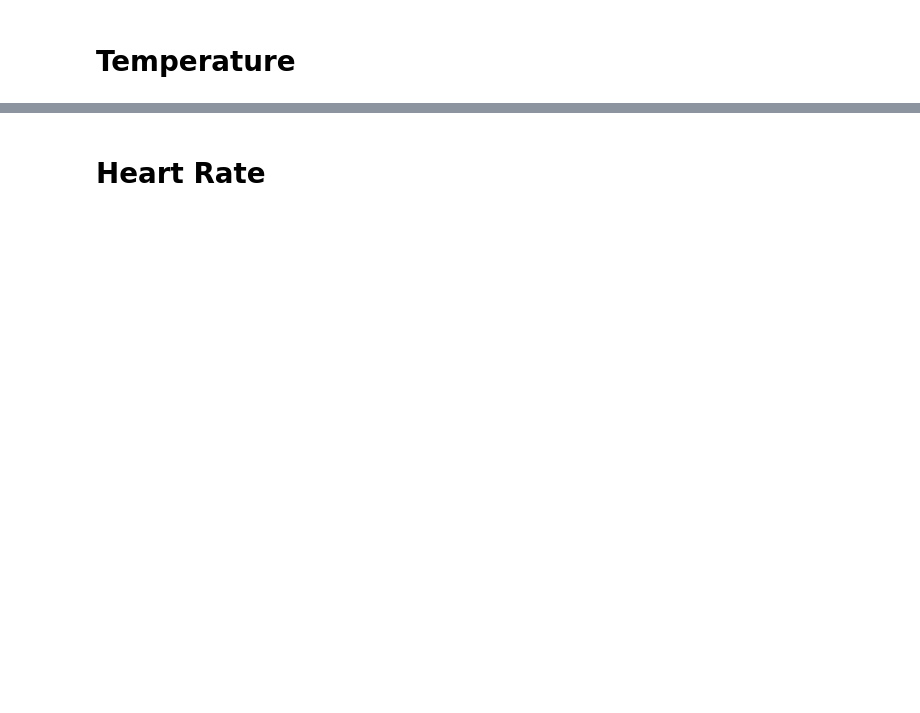
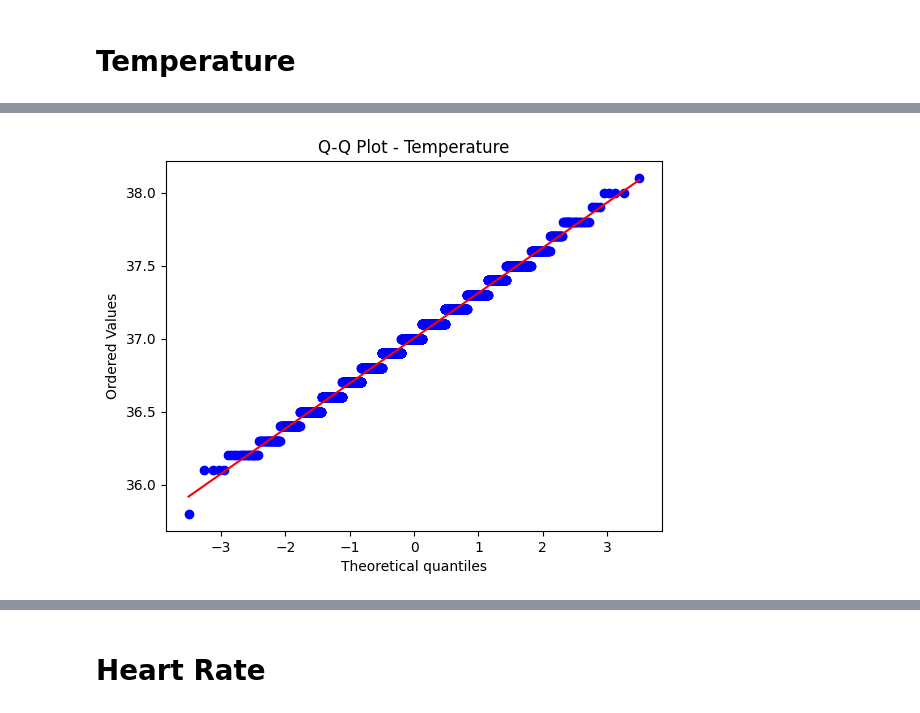
Before and after one commit to rsanche4/MA541-Project, a Jupyter notebook: GenderAndGestationalAge.ipynb, the cells around one changed output, grey strips where cells are left out. Drawn from its saved outputs; the diff is of its cells as text; code cells hidden in the pictures; blank space fills up the shorter version.

```diff
--- a/GenderAndGestationalAge.ipynb
+++ b/GenderAndGestationalAge.ipynb
@@ -70,7 +130,9 @@ full_df["temperature_c"].describe()
 # %%
 stats.probplot(full_df["temperature_c"], dist="norm", plot=plt)
-plt.title("Q-Q Plot")
+plt.title("Q-Q Plot - Temperature")
 plt.show()
+# %% [output]
+[figure, added]
 # %%
 stat, p = shapiro(firstDayDF["gestational_age_weeks"])
 print("Shapiro-Wilk p-value:", p)
```
Also changed, not shown: parts of 37 cells of this notebook.
